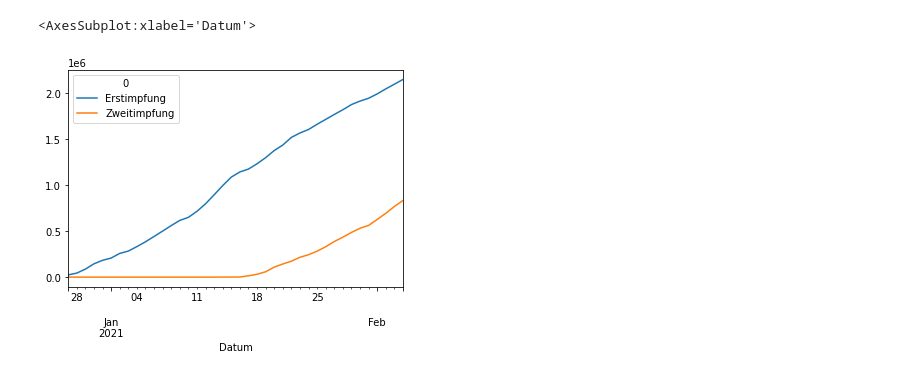
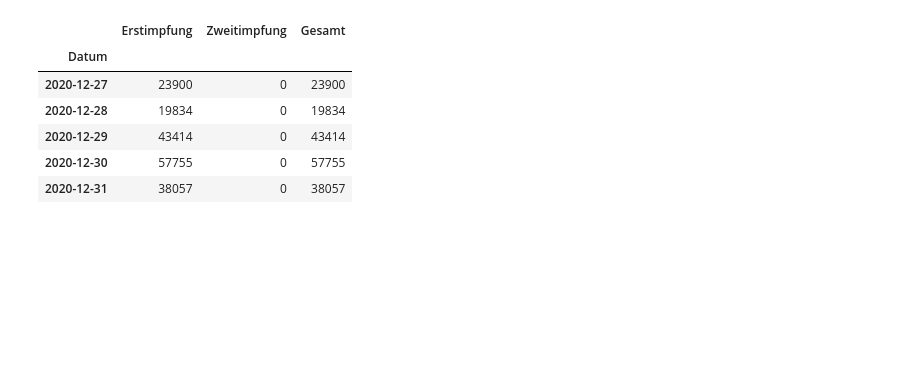
Before and after one commit to pczora/impfo, a Jupyter notebook: impfo.ipynb, the cells around one changed output. Cells and saved outputs as stored; diff of their text form; code cells hidden in the pictures; blank space fills up the shorter version.

```diff
--- a/impfo.ipynb
+++ b/impfo.ipynb
@@ -40,5 +40,10 @@ df.plot(y=["Erstimpfung", "Zweitimpfung", "Gesamt"])
-# %%
-df[["Erstimpfung", "Zweitimpfung"]].cumsum().plot()
-# %% [output]
-<AxesSubplot:xlabel='Datum'>
-[figure, removed]
+# %%
+df.head()
+# %% [output]
+|  | Erstimpfung | Zweitimpfung | Gesamt |
+| Datum |  |  |  |
+| 2020-12-27 | 23900 | 0 | 23900 |
+| 2020-12-28 | 19834 | 0 | 19834 |
+| 2020-12-29 | 43414 | 0 | 43414 |
+| 2020-12-30 | 57755 | 0 | 57755 |
+| 2020-12-31 | 38057 | 0 | 38057 |
```
Also changed, not shown: parts of 5 cells of this notebook.
